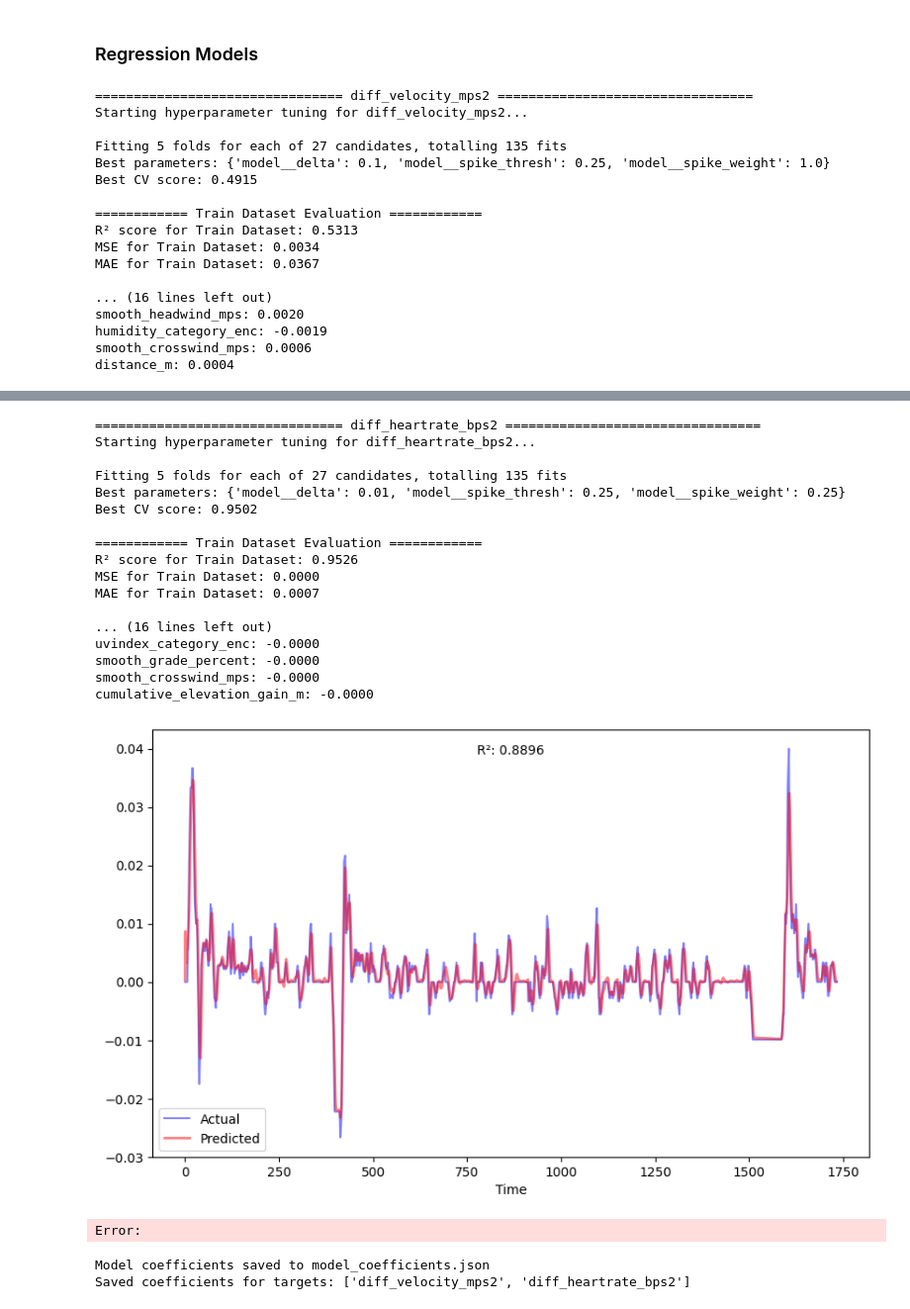
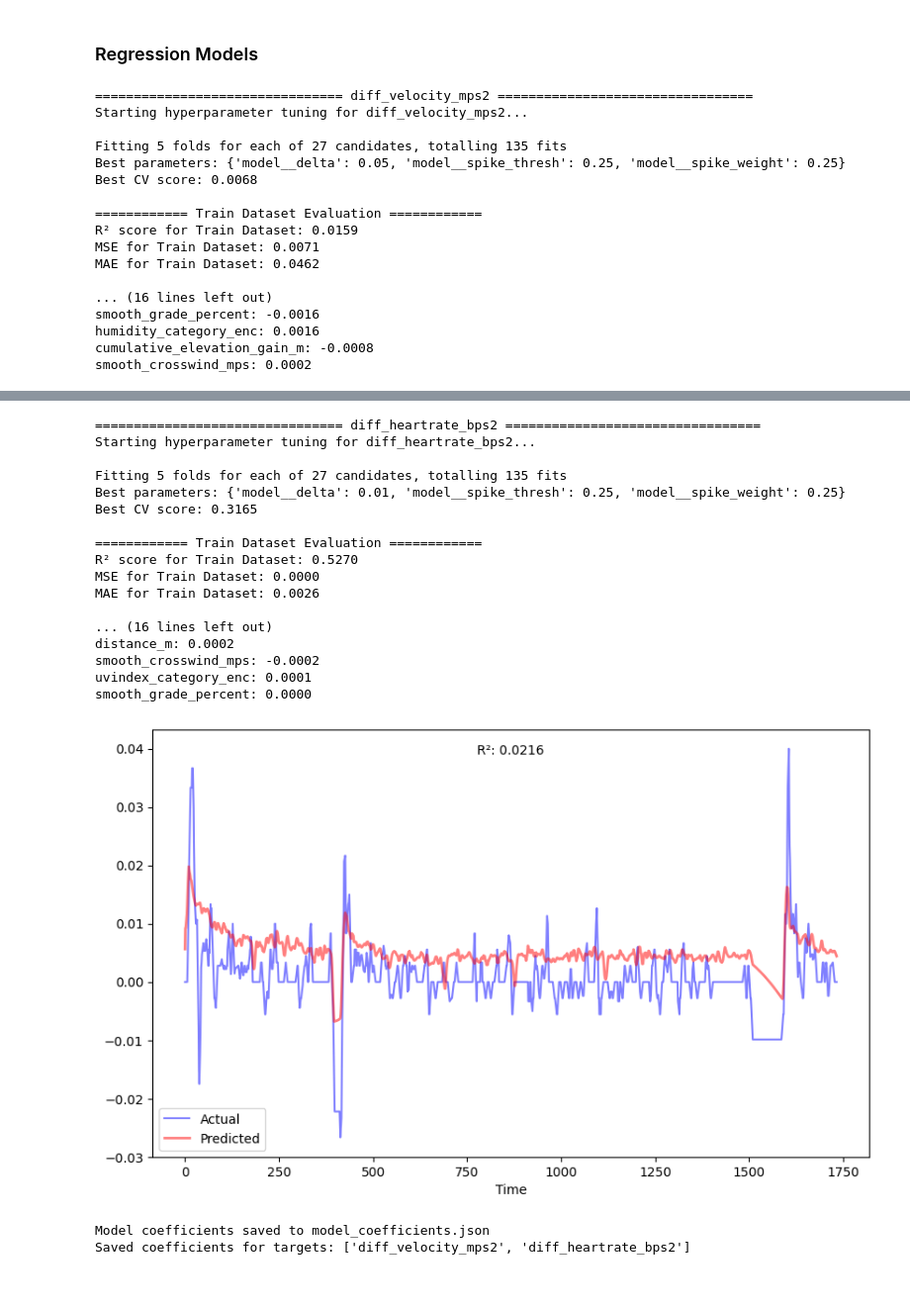
Before and after one commit to rei289/Marathon-Simulation, a Jupyter notebook: MachineLearning.ipynb, the cells around one changed output, grey strips where cells are left out. Shown at 99% size. Drawn from its saved outputs; the diff is of its cells as text; code cells hidden in the pictures.

```diff
--- a/MachineLearning.ipynb
+++ b/MachineLearning.ipynb
@@ -354,17 +354,17 @@ parameters = {
     "diff_velocity_mps2" : [
           "distance_m",
           # "time_s",
-        #   "smooth_heartrate_bps",
-          # "smooth_heartrate_bps^2",
+          "smooth_heartrate_bps",
+          "smooth_heartrate_bps^2",
           # "smooth_heartrate_bps_lag_5",
           # "smooth_heartrate_bps_lag_10",
           # "smooth_heartrate_bps_lag_15",
           # "smooth_heartrate_bps_lag_20",
           "smooth_velocity_mps",
           "smooth_velocity_mps^2",
-          "smooth_velocity_mps_lag_5",
+        #   "smooth_velocity_mps_lag_5",
         #   "smooth_velocity_mps_lag_10",
-          "smooth_velocity_mps_lag_15",
+        #   "smooth_velocity_mps_lag_15",
         #   "smooth_velocity_mps_lag_20",
         #   "stride_length_m",
         #   "smooth_pace_efficiency",
@@ -392,20 +392,20 @@ parameters = {
           "distance_m",
           # "time_s",
           "smooth_heartrate_bps",
-          # "smooth_heartrate_bps^2",
-          "smooth_heartrate_bps_lag_5",
+          "smooth_heartrate_bps^2",
+        #   "smooth_heartrate_bps_lag_5",
           # "smooth_heartrate_bps_lag_10",
           # "smooth_heartrate_bps_lag_15",
           # "smooth_heartrate_bps_lag_20",
           "smooth_velocity_mps",
-        #   "smooth_velocity_mps^2",
-          # "smooth_velocity_mps_lag_5",
+          "smooth_velocity_mps^2",
+        #   "smooth_velocity_mps_lag_5",
           # "smooth_velocity_mps_lag_10",
           # "smooth_velocity_mps_lag_15",
-          # "smooth_velocity_mps_lag_20",
+        #   "smooth_velocity_mps_lag_20",
         #   "stride_length_m",
         #   "smooth_pace_efficiency",
-          "diff_pace_efficiency",
+        #   "diff_pace_efficiency",
           # "smooth_altitude_m",
           "diff_altitude_mps",
           "smooth_headwind_mps",
@@ -582,16 +582,16 @@ for v in values:
 Starting hyperparameter tuning for diff_velocity_mps2...
 
 Fitting 5 folds for each of 27 candidates, totalling 135 fits
-Best parameters: {'model__delta': 0.1, 'model__spike_thresh': 0.25, 'model__spike_weight': 1.0}
-Best CV score: 0.4915
+Best parameters: {'model__delta': 0.05, 'model__spike_thresh': 0.25, 'model__spike_weight': 0.25}
+Best CV score: 0.0068
 
 ============ Train Dataset Evaluation ============
-R² score for Train Dataset: 0.5313
-MSE for Train Dataset: 0.0034
-MAE for Train Dataset: 0.0367
+R² score for Train Dataset: 0.0159
+MSE for Train Dataset: 0.0071
+MAE for Train Dataset: 0.0462
 
 ... (16 lines left out)
-smooth_headwind_mps: 0.0020
-humidity_category_enc: -0.0019
-smooth_crosswind_mps: 0.0006
-distance_m: 0.0004
+smooth_grade_percent: -0.0016
+humidity_category_enc: 0.0016
+cumulative_elevation_gain_m: -0.0008
+smooth_crosswind_mps: 0.0002
@@ -599,22 +599,21 @@ distance_m: 0.0004
 ================================ diff_heartrate_bps2 =================================
 Starting hyperparameter tuning for diff_heartrate_bps2...
 
 Fitting 5 folds for each of 27 candidates, totalling 135 fits
 Best parameters: {'model__delta': 0.01, 'model__spike_thresh': 0.25, 'model__spike_weight': 0.25}
-Best CV score: 0.9502
+Best CV score: 0.3165
 
 ============ Train Dataset Evaluation ============
-R² score for Train Dataset: 0.9526
+R² score for Train Dataset: 0.5270
 MSE for Train Dataset: 0.0000
-MAE for Train Dataset: 0.0007
+MAE for Train Dataset: 0.0026
 
 ... (16 lines left out)
-uvindex_category_enc: -0.0000
-smooth_grade_percent: -0.0000
-smooth_crosswind_mps: -0.0000
-cumulative_elevation_gain_m: -0.0000
+distance_m: 0.0002
+smooth_crosswind_mps: -0.0002
+uvindex_category_enc: 0.0001
+smooth_grade_percent: 0.0000
-[figure, old version]
+[figure, new version]
-Error:
 # %%
 import json
 
```
Also changed, not shown: parts of 2 cells of this notebook.
